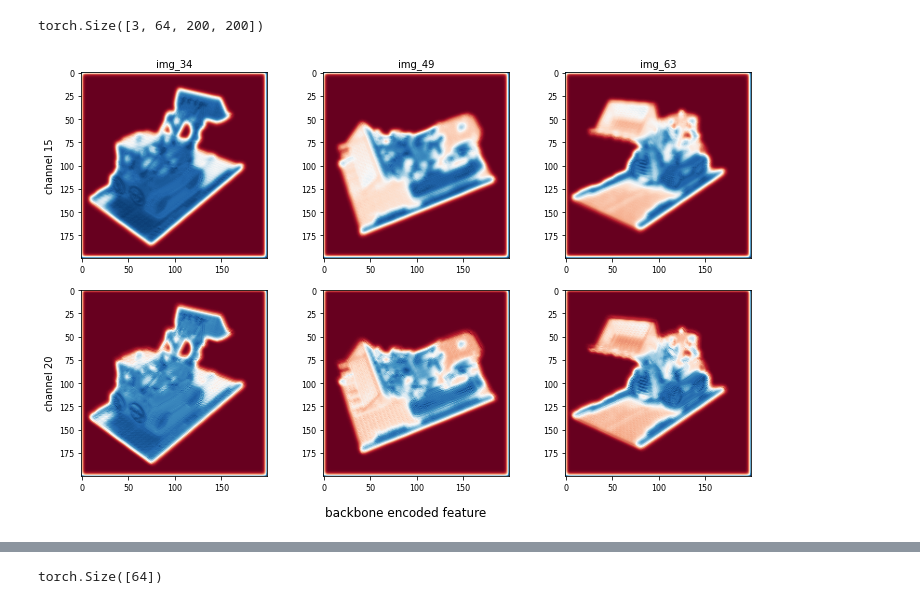
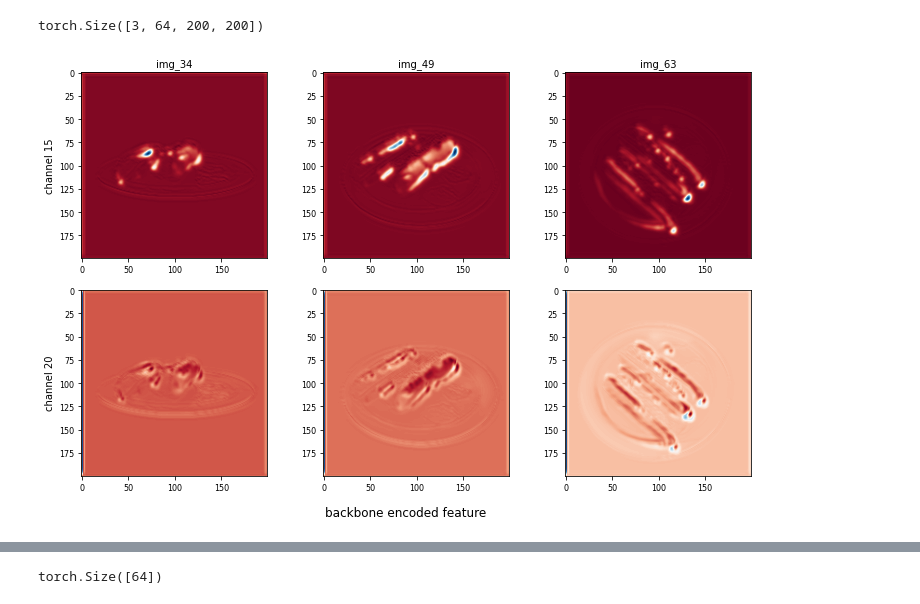
Before and after one commit to hbell99/DirectVoxGO, a Jupyter notebook: visualize_feature.ipynb, the cells around one changed output, grey strips where cells are left out. Cells and saved outputs as stored; diff of their text form; code cells hidden in the pictures.

```diff
--- a/visualize_feature.ipynb
+++ b/visualize_feature.ipynb
@@ -36,10 +42,19 @@ model_class = tri_dvgo_multiscene.DirectVoxGO
 # ckpt_path = 'logs/tri_dvgo_multiscene/nerf_synthetic/3conv_liif_pretrain_down4_cosine/fine_last.tar'
 # ckpt_path = 'logs/tri_dvgo_multiscene/nerf_synthetic/3conv_liif_pretrain_down4_cosine_featunfold/fine_330000.tar'
 
-ckpt_path = 'logs/tri_dvgo_multiscene/nerf_synthetic/1conv+stn_liif_scratch_coarse+fine/fine_last.tar'
+# ckpt_path = 'logs/tri_dvgo_multiscene/nerf_synthetic/1conv+stn_liif_scratch_coarse+fine/fine_last.tar'
+
+# ckpt_path = 'logs/tri_dvgo_multiscene/nerf_synthetic/1conv+stn_liif_scratch_coarse+fine_consistency+cosine/fine_last.tar'
+# ckpt_path = 'logs/tri_dvgo_multiscene/nerf_synthetic/1conv+stn_liif_scratch_coarse+fine_consistency+cosine_posfourier/fine_last.tar'
+ckpt_path = 'logs/tri_dvgo_multiscene/nerf_synthetic/1nl_att_only_liif_scratch_coarse+fine_posfourier_maskscratch/fine_last.tar'
+# ckpt_path = 'logs/tri_dvgo_multiscene/nerf_synthetic/1nl_skipconv_att_detach_res_liif_scratch/fine_230000.tar'
+# ckpt_path = 'logs/tri_dvgo_multiscene/nerf_synthetic/1nl_skipconv_att_detach_res_liif_scratch/fine_last.tar'
+# ckpt_path = 'logs/tri_dvgo_multiscene/nerf_synthetic/1nl_conv_att_lego_cons+mse/fine_last.tar'
+ckpt_path = 'logs/tri_dvgo_multiscene/nerf_synthetic/1nl_conv_att/fine_last.tar'
+
 
 # ckpt_path = 'logs/tri_dvgo_multiscene/nerf_synthetic/3MLP_liif_pretrain_down4/fine_last.tar'
 # ckpt_path = 'logs/tri_dvgo_multiscene/nerf_synthetic/MLP_liif_pretrain_down4/fine_last.tar'
 # %%
-model = utils.load_model(model_class, ckpt_path)
+model = utils.load_model(model_class, ckpt_path).to(device)
 # %% [output]
@@ -78,8 +93,8 @@ def read_poses(path, idxs):
     poses = np.stack(poses)
     return poses
 # %%
-imagedir = '/home/hydeng/data/NeRF_data/nerf_synthetic/lego/train'
-json_path = '/home/hydeng/data/NeRF_data/nerf_synthetic/lego/transforms_train.json'
+imagedir = './data/nerf_synthetic/hotdog/train'
+json_path = './data/nerf_synthetic/hotdog/transforms_train.json'
 idxs = [34, 49, 63]
 
 images = []
@@ -103,4 +118,7 @@ h, w = h // 4, w // 4
 resize = transforms.Resize([h, w])
 images = resize(images)
 images = (images - 0.5) / 0.5
+
+images = images.to(device)
+poses = poses.to(device)
 # %%
@@ -114,30 +133,30 @@ torch.Size([3, 64, 200, 200])
 # %%
 splits = [[0],[1],[2]]
 channels = [15, 20]
 fig, axes = plt.subplots(nrows=2, ncols=3, figsize=(12, 8))
 plt.subplots_adjust(left=None,bottom=None,right=None,top=None,wspace=0.3, hspace=0)
 vmin, vmax = 1e6, -1e6
 for i, s in enumerate(splits):
     backbone_feats[s] = (backbone_feats[s] - backbone_feats[s].min()) / (backbone_feats[s].max() - backbone_feats[s].min())
 
     vmin = min(backbone_feats[s].min().item(), vmin)
     vmax = max(backbone_feats[s].max().item(), vmax)
 
 for i, channel in enumerate(channels):
     for j, s in enumerate(splits):
-        axes[i, j].imshow(backbone_feats[s][0][channel].detach().numpy(), cmap='RdBu')
+        axes[i, j].imshow(backbone_feats[s][0][channel].detach().cpu().numpy(), cmap='RdBu')
         axes[i, j].xaxis.set_tick_params(labelsize=8)
         axes[i, j].yaxis.set_tick_params(labelsize=8)
 
 rows = [f'channel {i}' for i in channels]
 cols = [f'img_{i}' for i in [34, 49, 63]]
 for ax, row in zip(axes[:,0], rows):
     ax.set_ylabel(row, rotation=90, fontsize=10)
 
 for ax, col in zip(axes[0], cols):
     ax.set_title(col, fontsize=10)
 
 plt.suptitle('backbone encoded feature', y=0.1)
 plt.show()
 # %% [output]
-[figure, old version]
+[figure, new version]
```
Also changed, not shown: parts of 23 cells of this notebook, 5 other files.
